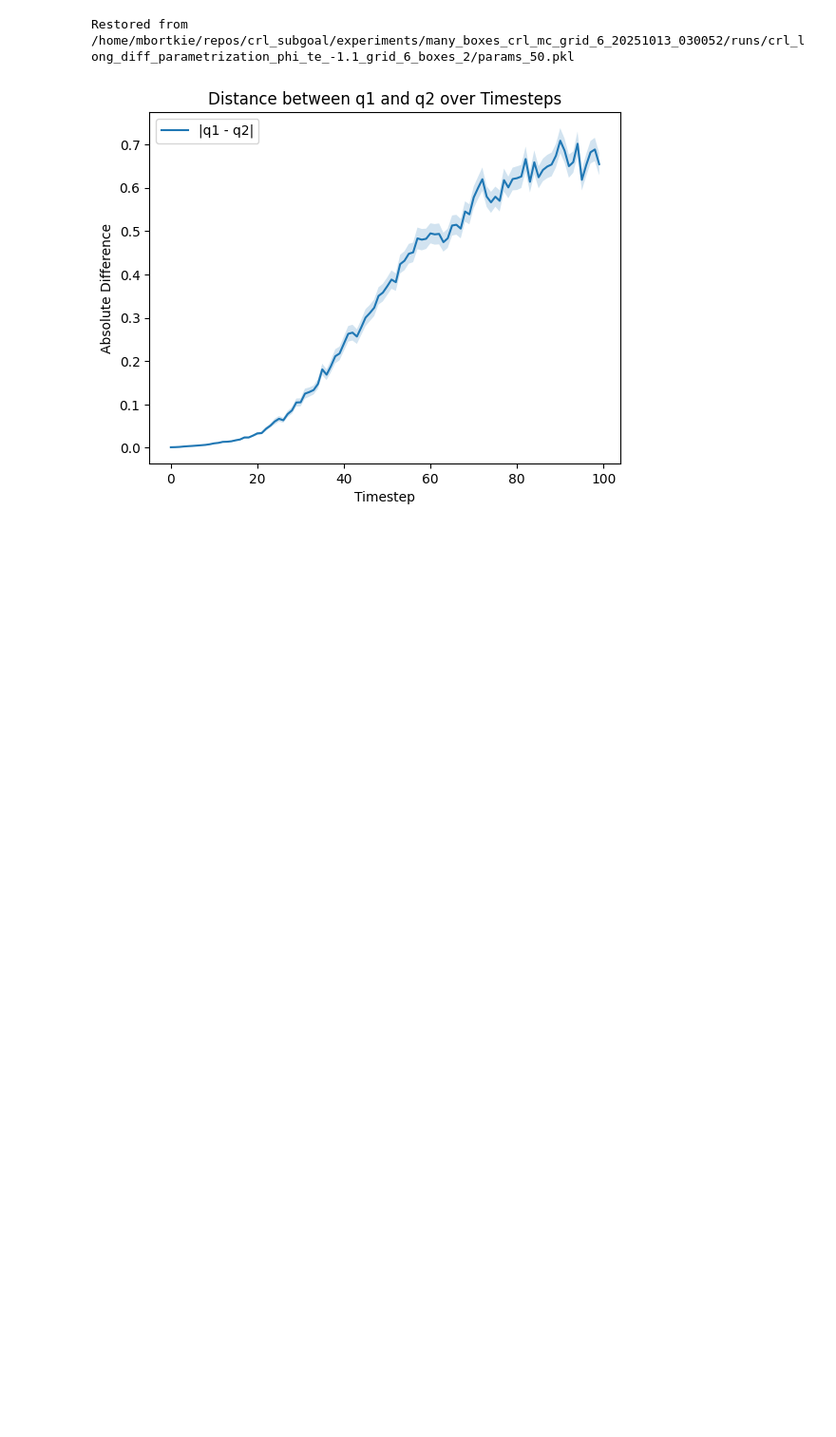
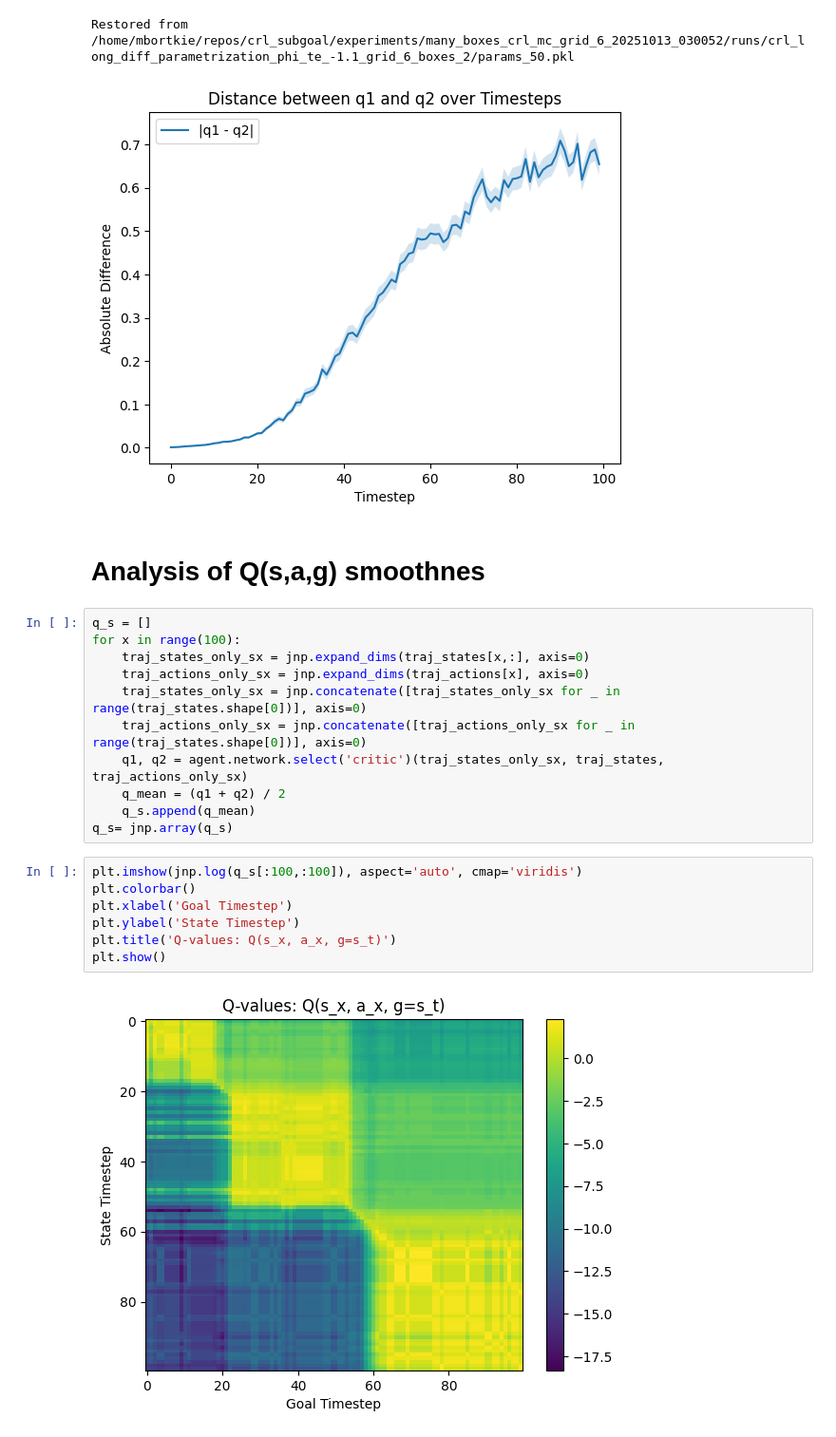
Before and after one commit to wladekpal/golden-standard, a Jupyter notebook: notebooks/plotting/13_10_25_MB_post_hoc_crl_analysis.ipynb, the cells around one changed output. Shown at 95% size. Saved outputs shown, nothing was run; the diff lists cells and outputs as text; blank space fills up the shorter version.

```diff
--- a/notebooks/plotting/13_10_25_MB_post_hoc_crl_analysis.ipynb
+++ b/notebooks/plotting/13_10_25_MB_post_hoc_crl_analysis.ipynb
@@ -482,3 +513,25 @@ Restored from /home/mbortkie/repos/crl_subgoal/experiments/many_boxes_crl_mc_gri
 [figure]
 Restored from /home/mbortkie/repos/crl_subgoal/experiments/many_boxes_crl_mc_grid_6_20251013_030052/runs/crl_long_diff_parametrization_phi_te_-1.1_grid_6_boxes_2/params_50.pkl
 [figure]
+# %% [markdown]
+# Analysis of Q(s,a,g) smoothnes
+# %%
+q_s = []
+for x in range(100):
+    traj_states_only_sx = jnp.expand_dims(traj_states[x,:], axis=0)
+    traj_actions_only_sx = jnp.expand_dims(traj_actions[x], axis=0)
+    traj_states_only_sx = jnp.concatenate([traj_states_only_sx for _ in range(traj_states.shape[0])], axis=0)
+    traj_actions_only_sx = jnp.concatenate([traj_actions_only_sx for _ in range(traj_states.shape[0])], axis=0)
+    q1, q2 = agent.network.select('critic')(traj_states_only_sx, traj_states, traj_actions_only_sx)
+    q_mean = (q1 + q2) / 2
+    q_s.append(q_mean)
+q_s= jnp.array(q_s)
+# %%
+plt.imshow(jnp.log(q_s[:100,:100]), aspect='auto', cmap='viridis')
+plt.colorbar()
+plt.xlabel('Goal Timestep')
+plt.ylabel('State Timestep')
+plt.title('Q-values: Q(s_x, a_x, g=s_t)')
+plt.show()
+# %% [output]
+[figure, added]
```
Also changed, not shown: parts of 20 cells of this notebook, 3 other files.
